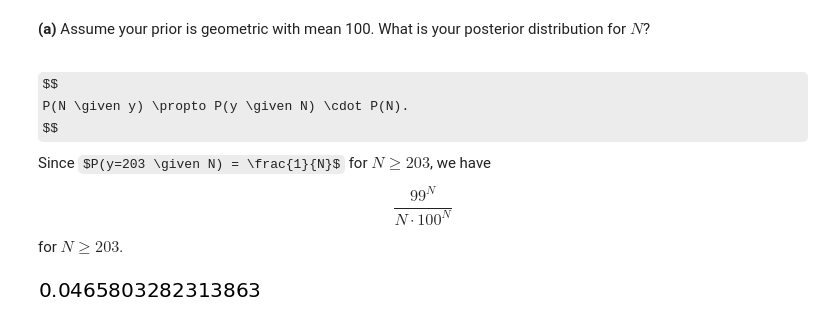
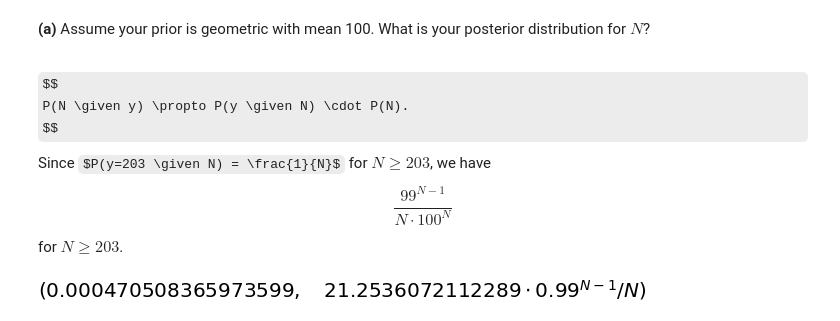
Before and after one commit to jbandlow/notebooks, a Jupyter notebook: BDA Exercises - Chapter 2.ipynb, the cells around one changed output. Saved outputs shown, nothing was run; the diff lists cells and outputs as text; code cells hidden in the pictures; some formulas as TeX source.

```diff
--- a/BDA Exercises - Chapter 2.ipynb
+++ b/BDA Exercises - Chapter 2.ipynb
@@ -426,11 +431,14 @@ P(N \given y) \propto P(y \given N) \cdot P(N).
 $$
 Since $P(y=203 \given N) = \frac{1}{N}$ for $N \ge 203$, we have
 $$
-\frac{99^N}{N \cdot 100^N}
+\frac{99^{N - 1}}{N \cdot 100^N}
 $$
 for $N \ge 203$.
 # %%
 N = sy.symbols('N')
-sy.Sum((1/N) * (99/100)**N, (N, 203, sy.oo)).evalf()
+prior = (1/100) * (99/100)**(N - 1)
+denom = sy.Sum((1/N) * prior, (N, 203, sy.oo)).evalf()
+posterior = prior / (N * denom)
+denom, posterior
 # %% [output]
-[figure, old version]
+[figure, new version]
```
Also changed, not shown: parts of 30 cells of this notebook, 2 other files.
